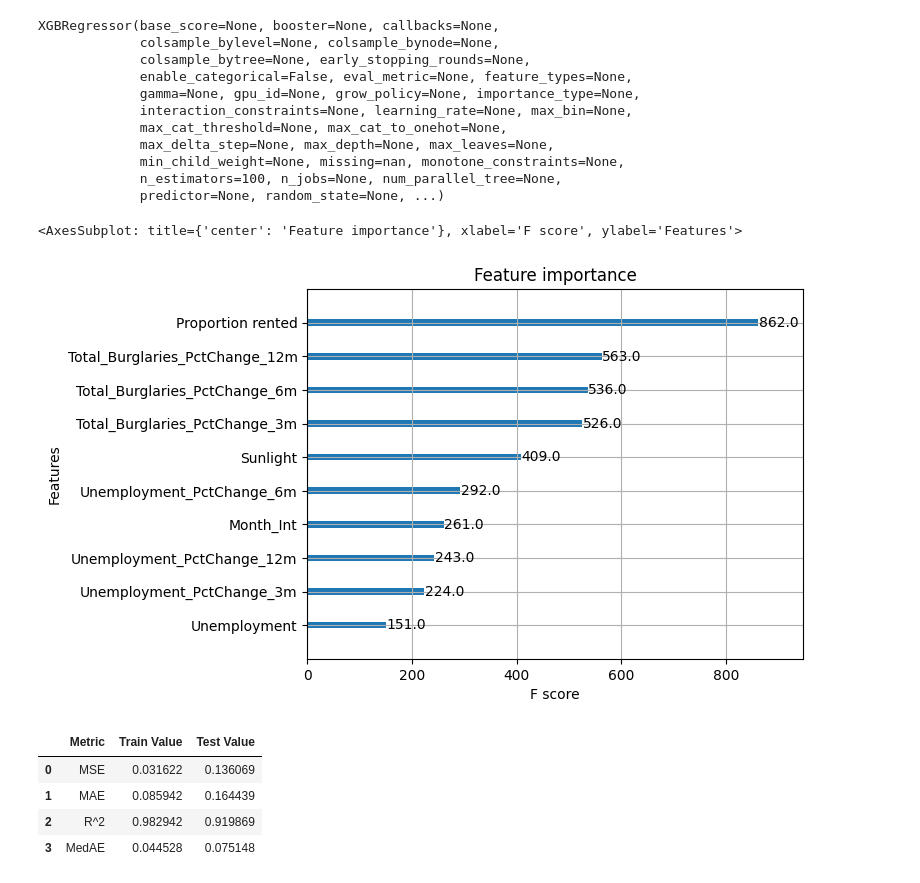
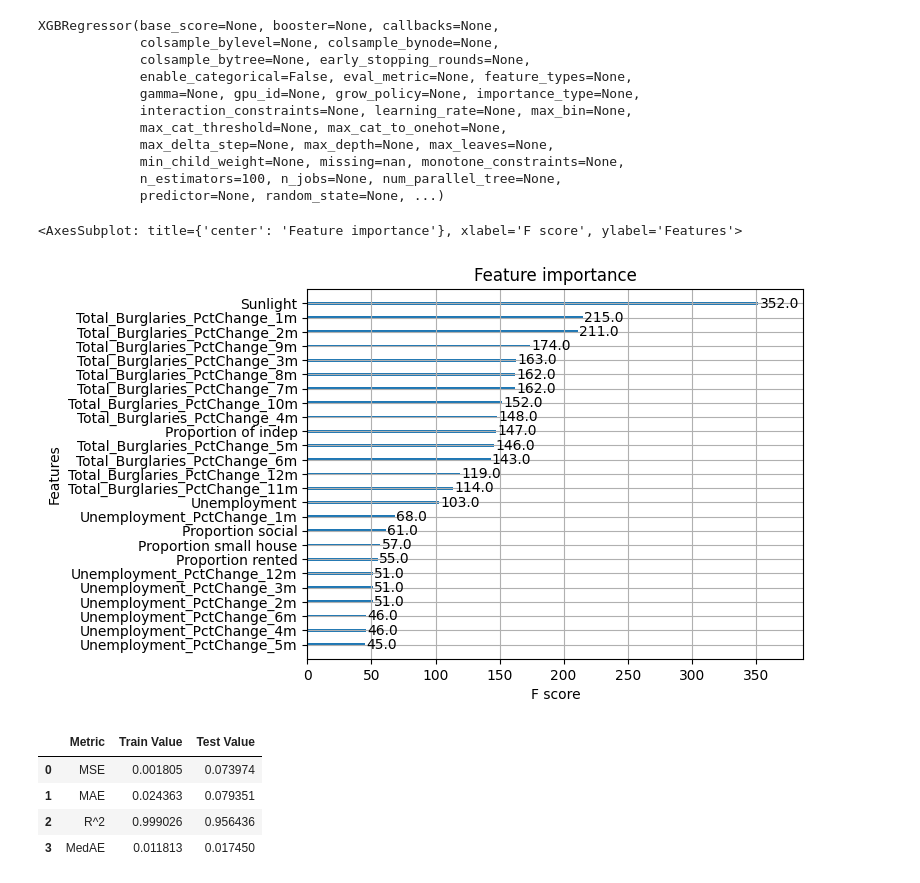
Before and after one commit to DC2-G19/policeResourceAllocation, a Jupyter notebook: XGBoost_test.ipynb, the cells around one changed output. Drawn from its saved outputs; the diff is of its cells as text; code cells hidden in the pictures.

```diff
--- a/XGBoost_test.ipynb
+++ b/XGBoost_test.ipynb
@@ -98,9 +100,10 @@ df_temp_merged_clean_train = df_temp_merged_clean_dummies[(df_temp_merged_clean_
 df_temp_merged_clean_test = df_temp_merged_clean_dummies[(df_temp_merged_clean_dummies['Month'].dt.year == 2019)]
 #Filtering test and train based on time span of 2014 to 2018 for Train and 2019 for Test
 # %%
-#X_train = df_temp_merged_clean_train.drop(columns=["Total Burglaries", "Month", "LSOA code"], axis = 1)
-X_train = df_temp_merged_clean_train[["Proportion rented", "Month_Int", "Sunlight", "Unemployment", "Unemployment_PctChange_6m", "Unemployment_PctChange_3m", "Unemployment_PctChange_12m", "Total_Burglaries_PctChange_12m", "Total_Burglaries_PctChange_6m", "Total_Burglaries_PctChange_3m"]] #What you give to the model
-y_train = df_temp_merged_clean_train["Total Burglaries"] #What needs to be predicted
-#X_test = df_temp_merged_clean_test.drop(columns=["Total Burglaries", "Month", "LSOA code"], axis = 1)
-X_test = df_temp_merged_clean_test[[ "Proportion rented", "Month_Int", "Sunlight", "Unemployment", "Unemployment_PctChange_6m", "Unemployment_PctChange_3m", "Unemployment_PctChange_12m", "Total_Burglaries_PctChange_12m", "Total_Burglaries_PctChange_6m", "Total_Burglaries_PctChange_3m"]] #What you give to the model
-y_test = df_temp_merged_clean_test["Total Burglaries"] #Waht needs to be predicted
+lags_unep_burg = ["Unemployment_PctChange_1m", "Unemployment_PctChange_2m", "Unemployment_PctChange_3m", "Unemployment_PctChange_4m", "Unemployment_PctChange_5m", "Unemployment_PctChange_6m", "Unemployment_PctChange_7m", "Unemployment_PctChange_8m", "Unemployment_PctChange_9m", "Unemployment_PctChange_10m", "Unemployment_PctChange_11m", "Unemployment_PctChange_12m", "Total_Burglaries_PctChange_1m", "Total_Burglaries_PctChange_2m", "Total_Burglaries_PctChange_3m", "Total_Burglaries_PctChange_4m", "Total_Burglaries_PctChange_5m", "Total_Burglaries_PctChange_6m", "Total_Burglaries_PctChange_7m", "Total_Burglaries_PctChange_8m", "Total_Burglaries_PctChange_9m", "Total_Burglaries_PctChange_10m", "Total_Burglaries_PctChange_11m", "Total_Burglaries_PctChange_12m"]
+
+X_train = df_temp_merged_clean_train.drop(columns=["Total Burglaries", "LSOA code", "Month_Int", "Month"]) # What you give to the model
+y_train = df_temp_merged_clean_train["Total Burglaries"] # What needs to be predicted
+
+X_test = df_temp_merged_clean_test.drop(columns=["Total Burglaries", "LSOA code", "Month_Int", "Month"]) # What you give to the model
+y_test = df_temp_merged_clean_test["Total Burglaries"] # What needs to be predicted
@@ -123,11 +136,11 @@ XGBRegressor(base_score=None, booster=None, callbacks=None,
 # %%
 import matplotlib.pyplot as plt
 %matplotlib inline
-xgb.plot_importance(model, ax=plt.gca(), max_num_features=15)
+xgb.plot_importance(model, ax=plt.gca(), max_num_features=25)
 #Plotting the most important featurs
 # %% [output]
 <AxesSubplot: title={'center': 'Feature importance'}, xlabel='F score', ylabel='Features'>
-[figure, old version]
+[figure, new version]
 # %%
 pred_train = model.predict(X_train)
 from sklearn.metrics import mean_squared_error, r2_score, mean_absolute_error, median_absolute_error
@@ -157,7 +170,7 @@ metrics_df = pd.DataFrame(metrics)
 metrics_df
 # %% [output]
 |  | Metric | Train Value | Test Value |
-| 0 | MSE | 0.031622 | 0.136069 |
-| 1 | MAE | 0.085942 | 0.164439 |
-| 2 | R^2 | 0.982942 | 0.919869 |
-| 3 | MedAE | 0.044528 | 0.075148 |
+| 0 | MSE | 0.001805 | 0.073974 |
+| 1 | MAE | 0.024363 | 0.079351 |
+| 2 | R^2 | 0.999026 | 0.956436 |
+| 3 | MedAE | 0.011813 | 0.017450 |
```
Also changed, not shown: parts of 8 cells of this notebook, 1 other file.
